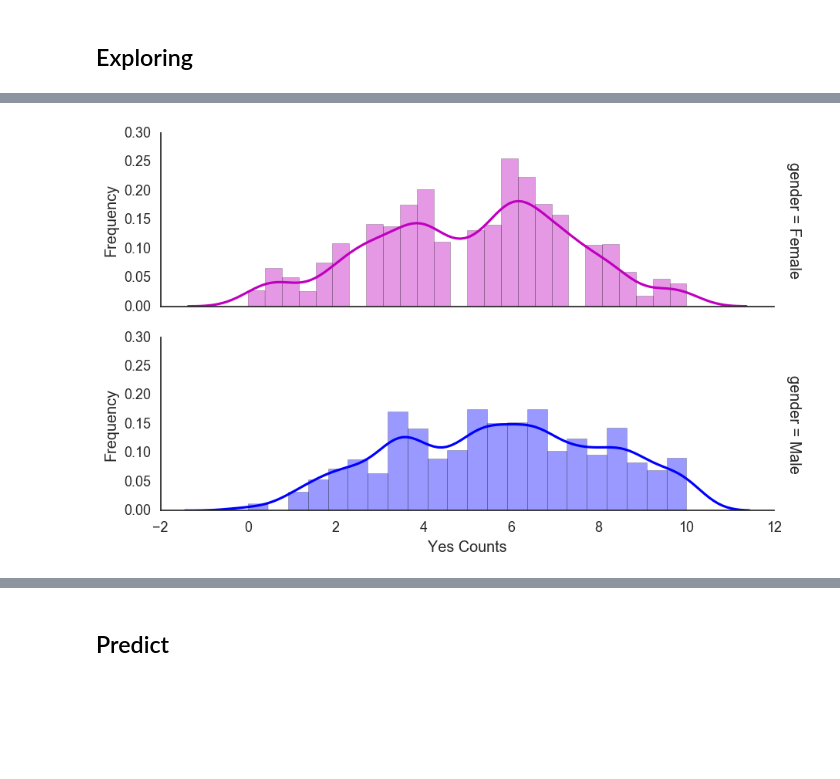
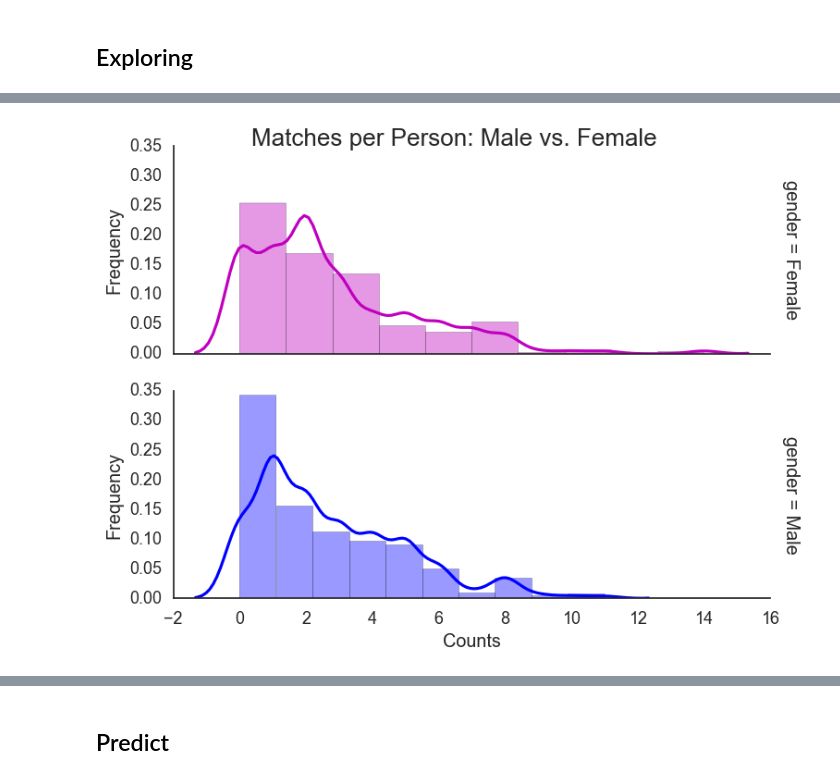
Before and after one commit to sethkaufee/Dating-Data, a Jupyter notebook: Speed Dating/match_prediction.ipynb, the cells around one changed output, grey strips where cells are left out. Saved outputs shown, nothing was run; the diff lists cells and outputs as text; code cells hidden in the pictures; blank space fills up the shorter version.

```diff
--- a/Speed Dating/match_prediction.ipynb
+++ b/Speed Dating/match_prediction.ipynb
@@ -94,6 +94,6 @@ explore_frame['gender'] = explore_frame.gender.map({0:'Female',1:'Male'})
 females = explore_frame.gender.where(explore_frame.gender=='Female').dropna().index
 males = explore_frame.gender.where(explore_frame.gender=='Male').dropna().index
 # %%
-sns.set_context(context='talk', font_scale=1, rc={'figure.dpi':'1200','font.fantasy':'Western'})
+sns.set_context(context='poster', font_scale=1, rc={'figure.dpi':'1200','font.fantasy':'Western'})
 sns.set_style('white')
 #sns.set_style("font", {"xtick.major.size": 8, "ytick.major.size": 8})
@@ -152,2 +99,0 @@ g.
-# %%
-explore_frame['mask'] = 0
@@ -175,16 +117,19 @@ plt.show();
 # %%
-explore_frame['dec_person'] = explore_frame.groupby(['iid'])['dec'].transform(lambda x: (~x.astype(bool)).sum())
-explore_frame['dec_person'] = explore_frame['round'] - explore_frame['dec_person']
+minmax = MinMaxScaler(feature_range=(0,5))
+
+explore_frame['match_person'] = explore_frame.groupby(['iid'])['match'].transform(lambda x: (~x.astype(bool)).sum())
+explore_frame['match_person'] = explore_frame['round'] - explore_frame['match_person']
 
 g = sns.FacetGrid(explore_frame, row='gender', hue='gender', palette={"Female":'m',"Male":'b'},
                   aspect=2.5,size=3,margin_titles=True,)
 
-#g.map(sns.distplot,a=explore_frame.dec)
-g.fig.suptitle('Number of Yes Decisions: Male vs. Female',fontsize='large')
-g.map(sns.distplot,'dec_person',bins=15,)
+g.fig.suptitle('Matches per Person: Male vs. Female',fontsize='large')
+g.map(sns.distplot,'match_person',bins=10,)
 g.set_xlabels(label='Counts')
 g.set_ylabels(label='Frequency')
-g.savefig('../Assets/Dec_per_person.svg', format='svg', dpi=1200)
+g.savefig('../Assets/matches_per_person.svg', format='svg', dpi=1200,bbox_inches='tight')
+
+
 plt.show();
 # %% [output]
-[figure, old version]
+[figure, new version]
```
Also changed, not shown: parts of 11 cells of this notebook, 3 other files.
